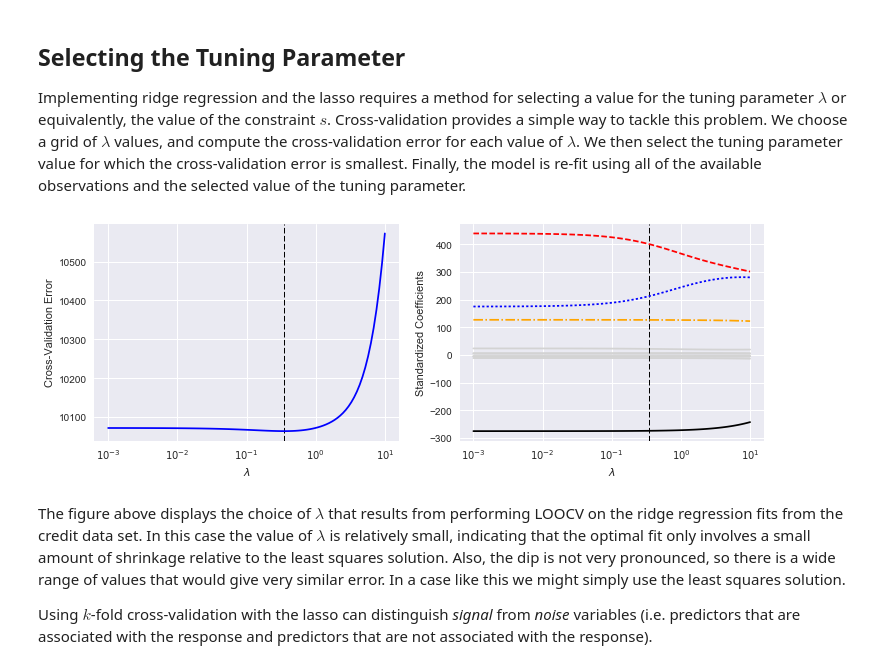
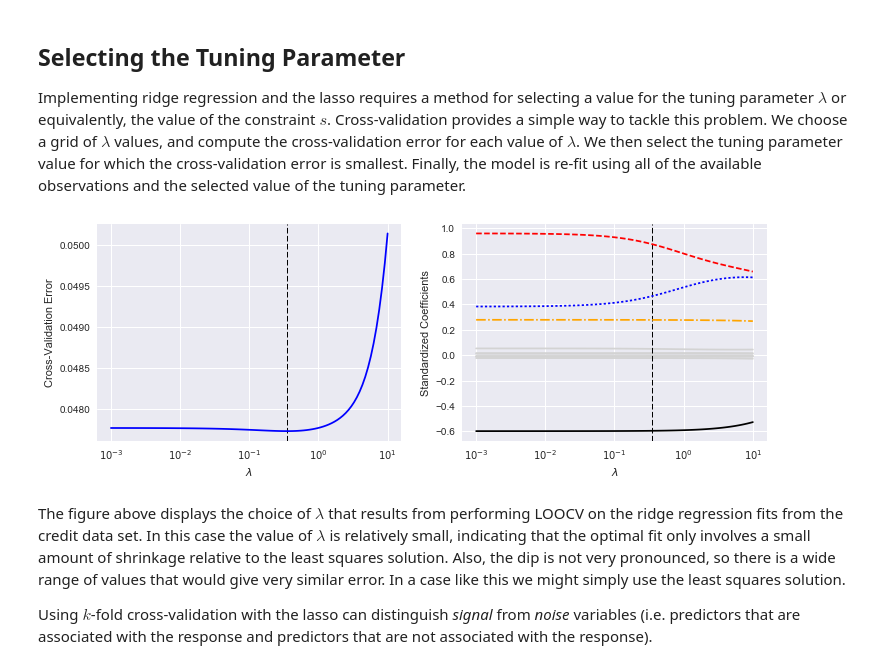
Before and after one commit to tsansom/islpy, a Jupyter notebook: notebooks/Chapter 6/Chapter 6 - Linear Model Selection and Regularization.ipynb, the cells around one changed output. Saved outputs shown, nothing was run; the diff lists cells and outputs as text; code cells hidden in the pictures.

```diff
--- a/notebooks/Chapter 6/Chapter 6 - Linear Model Selection and Regularization.ipynb
+++ b/notebooks/Chapter 6/Chapter 6 - Linear Model Selection and Regularization.ipynb
@@ -437,7 +437,7 @@ credit = pd.read_csv('../../data/Credit.csv', index_col=0)
 credit = pd.get_dummies(credit, drop_first=True)
 features = credit.columns.drop('Balance')
 sc = StandardScaler()
-credit[features] = sc.fit_transform(credit[features])
+credit[credit.columns] = sc.fit_transform(credit[credit.columns])
 
 X = credit[features].values
 y = credit['Balance'].values
@@ -461,34 +461,34 @@ for a in alpha:
     ridge.fit(X, y)
     coefs.append(ridge.coef_)
     mse.append(np.mean(loo_mse))
 coefs = np.array(coefs)
 mse = np.array(mse)
 
 fig, (ax1, ax2) = plt.subplots(1, 2, figsize=(12, 4))
 
 ax1.semilogx(alpha, mse, color='blue')
 min_ind = mse.argmin()
 ax1_ylim = ax1.get_ylim()
 ax1.vlines(alpha[min_ind], ax1_ylim[0], ax1_ylim[1], linestyle='dashed', color='k', linewidth=1)
 ax1.set(ylim=ax1_ylim, xlabel=r'$\lambda$', ylabel='Cross-Validation Error')
 
 
 for i in range(len(features)):
     if features[i] == 'Income':
         ax2.semilogx(alpha, coefs[:, i], '-k', label='Income')
     elif features[i] == 'Limit':
         ax2.semilogx(alpha, coefs[:, i], '--r', label='Limit')
     elif features[i] == 'Rating':
         ax2.semilogx(alpha, coefs[:, i], linestyle='dotted', color='blue', label='Rating')
     elif features[i] == 'Student_Yes':
         ax2.semilogx(alpha, coefs[:, i], '-.', color='orange', label='Student')
     else:
         ax2.semilogx(alpha, coefs[:, i], color='lightgray', zorder=1)
 ax2_ylim = ax2.get_ylim()
 ax2.vlines(alpha[min_ind], ax2_ylim[0], ax2_ylim[1], linestyle='dashed', color='k', linewidth=1)
 ax2.set(ylim=ax2_ylim, xlabel=r'$\lambda$', ylabel='Standardized Coefficients');
 # %% [output]
-[figure, old version]
+[figure, new version]
 # %% [markdown]
 The figure above displays the choice of $\lambda$ that results from performing LOOCV on the ridge regression fits from the credit data set. In this case the value of $\lambda$ is relatively small, indicating that the optimal fit only involves a small amount of shrinkage relative to the least squares solution. Also, the dip is not very pronounced, so there is a wide range of values that would give very similar error. In a case like this we might simply use the least squares solution.
 
```
Also changed, not shown: parts of 8 cells of this notebook, 3 other files.
